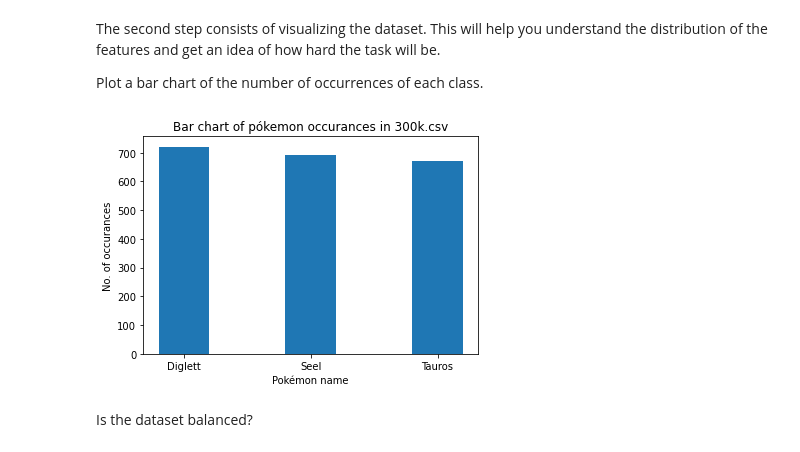
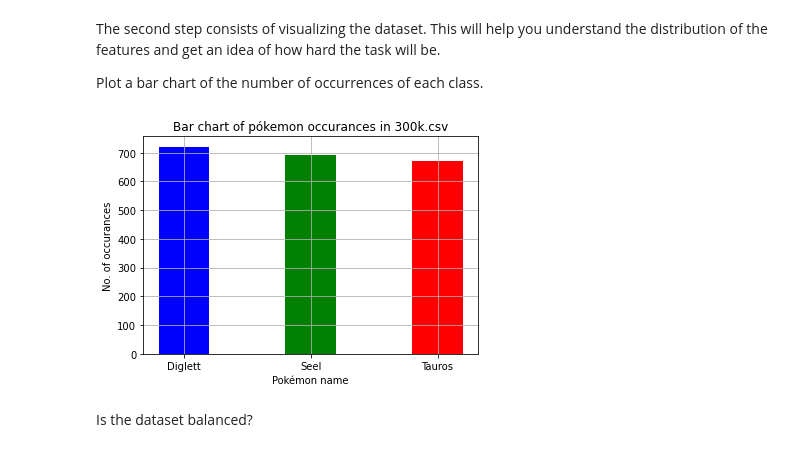
Before and after one commit to NicholasGranlund/SSY340-Deep-Machine-Learning, a Jupyter notebook: IHA2/IHA2.ipynb, the cells around one changed output. Drawn from its saved outputs; the diff is of its cells as text; code cells hidden in the pictures.

```diff
--- a/IHA2/IHA2.ipynb
+++ b/IHA2/IHA2.ipynb
@@ -126,0 +111,12 @@ print(new_df)
+# %%
+# YOUR CODE HERE
+
+# Define the desired columns in a list consisting of 3 strings
+columns = ['latitude', 'longitude', 'class']
+
+# Extract these columns from df to create a new DataFrame called new_df
+new_df = df[columns]
+
+# Print for convenience
+print(new_df)
+print(new_df.loc[1])
@@ -211,21 +211,23 @@ Plot a bar chart of the number of occurrences of each class.
 # %%
 # YOUR CODE HERE
 
 # Count occurances of the classes, convert to dictionary
 occur = filtered_df.groupby(['class']).size().to_dict()
 
 # Extract values from dictionary, convert class id to pokémon name for plot
 keys = [name_dict[key] for key in occur.keys()]
 values = occur.values()
 
 # Creating bar chart and adding figure styles
-plt.bar(keys, values, width = 0.4)
+colors = ['#0000FF', '#008000', '#FF0000', '#00FFFF', '#FF00FF', '#FFFF00', '#000000', '#FFA07A', '#00CED1', '#800080'][0:len(keys)]
+plt.bar(keys, values, width=0.4, color=colors)
 plt.xlabel("Pokémon name")
 plt.ylabel("No. of occurances")
 plt.title("Bar chart of pókemon occurances in 300k.csv")
+plt.grid(True)
 plt.show()
 # %% [output]
-[figure, old version]
+[figure, new version]
 # %% [markdown]
 Is the dataset balanced?
 # %% [markdown]
```
Also changed, not shown: parts of 12 cells of this notebook.
